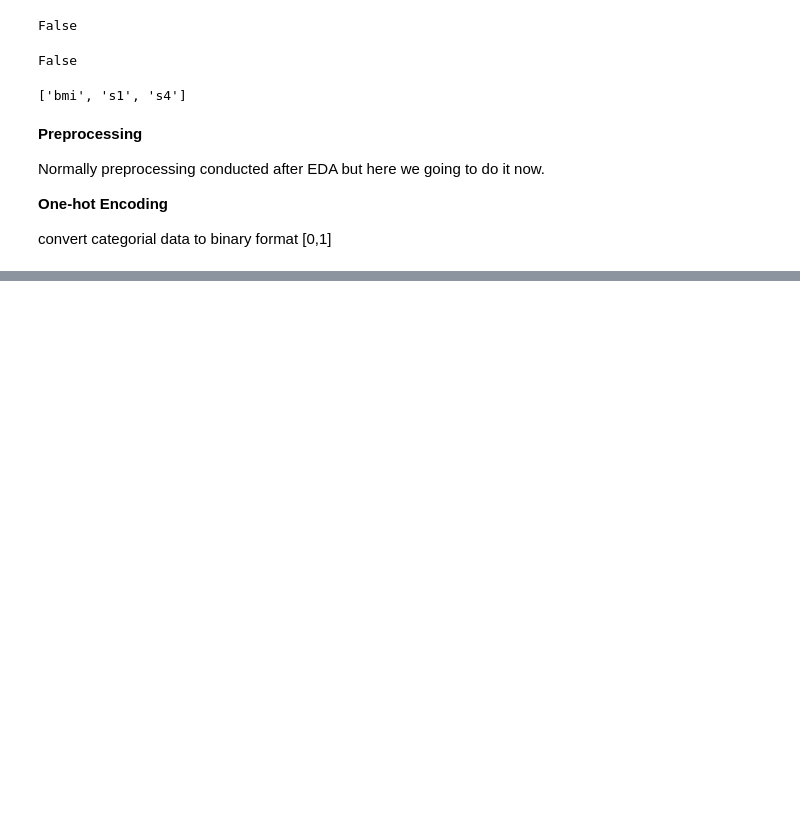
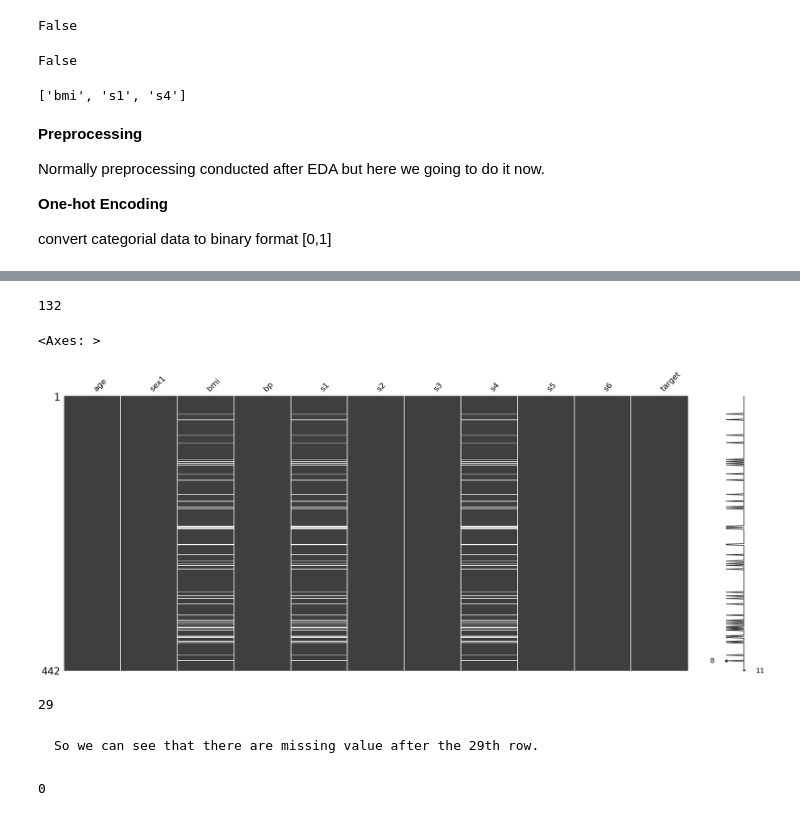
Before and after one commit to Hemachandran-D45/Python, a Jupyter notebook: EDA.ipynb, the cells around one changed output, grey strips where cells are left out. Saved outputs shown, nothing was run; the diff lists cells and outputs as text; code cells hidden in the pictures; blank space fills up the shorter version.

```diff
--- a/EDA.ipynb
+++ b/EDA.ipynb
@@ -133,0 +132,8 @@ diabetes[['sex', 'sex1', 'sex2']].sample(10)
+# %%
+#drop the sex,sex2
+
+diabetes = diabetes.drop(['sex','sex2'], axis=1)
+# %%
+#restore that sex as sex1
+
+diabetes = diabetes.loc[:,['age', 'sex1', 'bmi', 'bp', 's1', 's2', 's3', 's4', 's5', 's6', 'target']]
@@ -133,0 +215,22 @@ diabetes[['sex', 'sex1', 'sex2']].sample(10)
+# %%
+diabetes.isna().sum().sum()#overall missing number
+# %% [output]
+132
+# %%
+msno.matrix(diabetes)
+# %% [output]
+<Axes: >
+[figure, added]
+# %%
+diabetes.index[diabetes['bmi'].isna()][0]
+#diabetes['bmi'].isna() — Identifying missing values in the 'bmi' column.
+#diabetes.index[...] — Selecting the index of these missing values.
+#[0] — Accessing the first missing value's index.
+# %% [output]
+29
+# %% [markdown]
+    So we can see that there are missing value after the 29th row.
+# %%
+diabetes['bp'].isna().sum() #no missing value
+# %% [output]
+0
```
Also changed, not shown: parts of 28 cells of this notebook.
